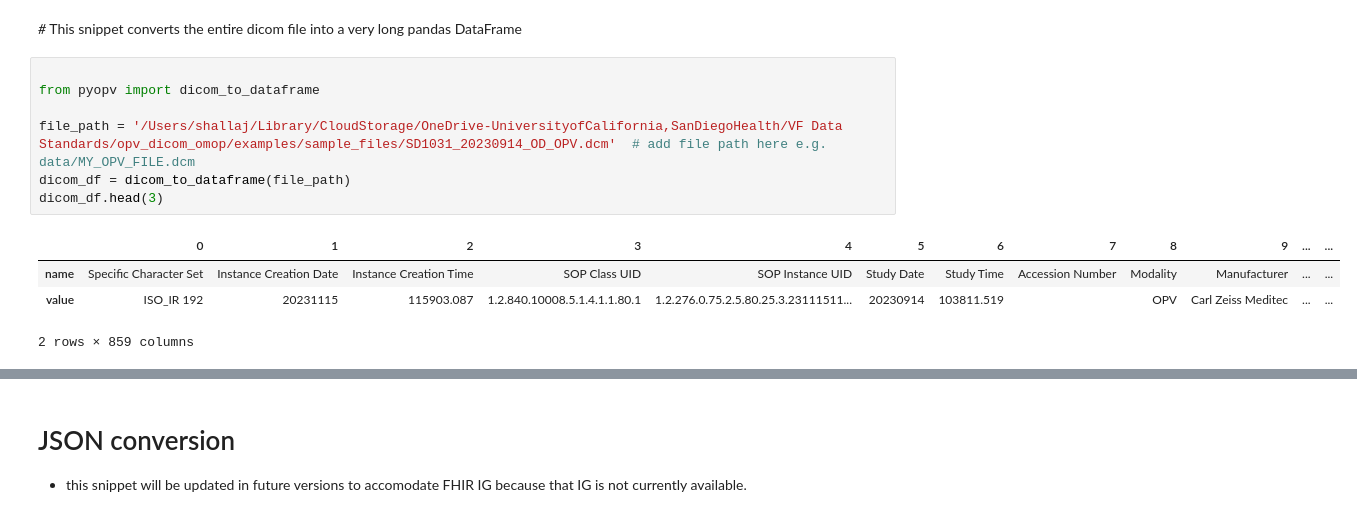
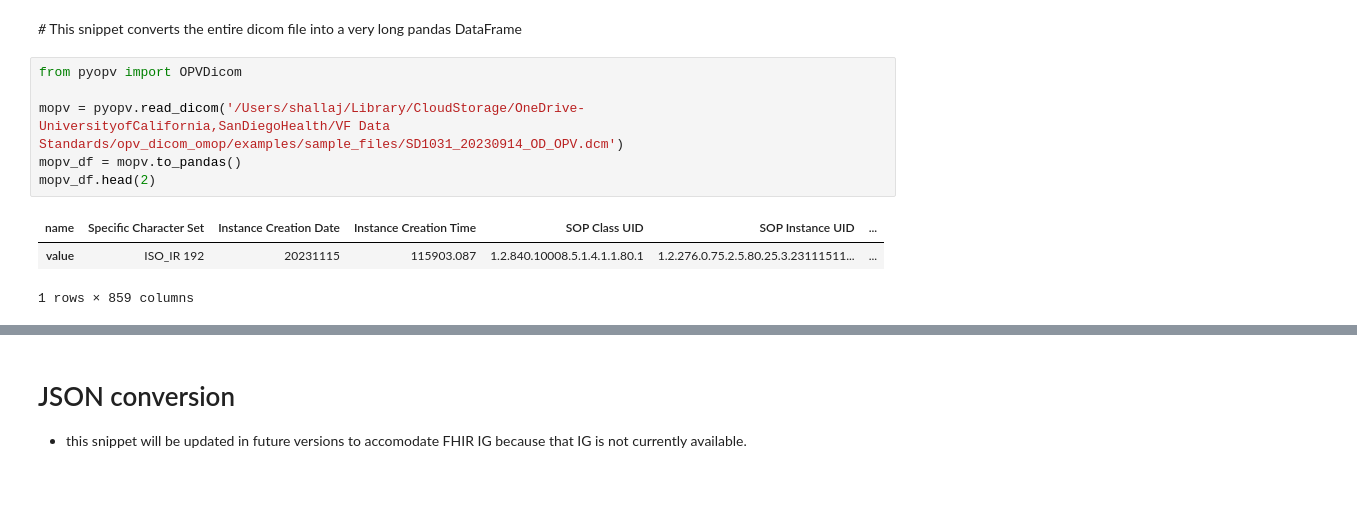
Before and after one commit to Shallaj/py-opv, a Jupyter notebook: examples/workspace.ipynb, the cells around one changed output, grey strips where cells are left out. Saved outputs shown, nothing was run; the diff lists cells and outputs as text; blank space fills up the shorter version.

```diff
--- a/examples/workspace.ipynb
+++ b/examples/workspace.ipynb
@@ -79,14 +77,12 @@ missingtags_df.head(5)
 # %% [markdown]
 *#* This snippet converts the entire dicom file into a very long pandas DataFrame
 # %%
+from pyopv import OPVDicom
 
-from pyopv import dicom_to_dataframe
-
-file_path = '/Users/shallaj/Library/CloudStorage/OneDrive-UniversityofCalifornia,SanDiegoHealth/VF Data Standards/opv_dicom_omop/examples/sample_files/SD1031_20230914_OD_OPV.dcm'  # add file path here e.g. data/MY_OPV_FILE.dcm
-dicom_df = dicom_to_dataframe(file_path)
-dicom_df.head(3)
+mopv = pyopv.read_dicom('/Users/shallaj/Library/CloudStorage/OneDrive-UniversityofCalifornia,SanDiegoHealth/VF Data Standards/opv_dicom_omop/examples/sample_files/SD1031_20230914_OD_OPV.dcm')
+mopv_df = mopv.to_pandas()
+mopv_df.head(2)
 # %% [output]
-|  | 0 | 1 | 2 | 3 | 4 | 5 | 6 | 7 | 8 | 9 | ... | ... |
-| name | Specific Character Set | Instance Creation Date | Instance Creation Time | SOP Class UID | SOP Instance UID | Study Date | Study Time | Accession Number | Modality | Manufacturer | ... | ... |
-| value | ISO_IR 192 | 20231115 | 115903.087 | 1.2.840.10008.5.1.4.1.1.80.1 | 1.2.276.0.75.2.5.80.25.3.23111511... | 20230914 | 103811.519 |  | OPV | Carl Zeiss Meditec | ... | ... |
+| name | Specific Character Set | Instance Creation Date | Instance Creation Time | SOP Class UID | SOP Instance UID | ... |
+| value | ISO_IR 192 | 20231115 | 115903.087 | 1.2.840.10008.5.1.4.1.1.80.1 | 1.2.276.0.75.2.5.80.25.3.23111511... | ... |
-2 rows × 859 columns
+1 rows × 859 columns
```
Also changed, not shown: parts of 15 cells of this notebook, 12 other files.
